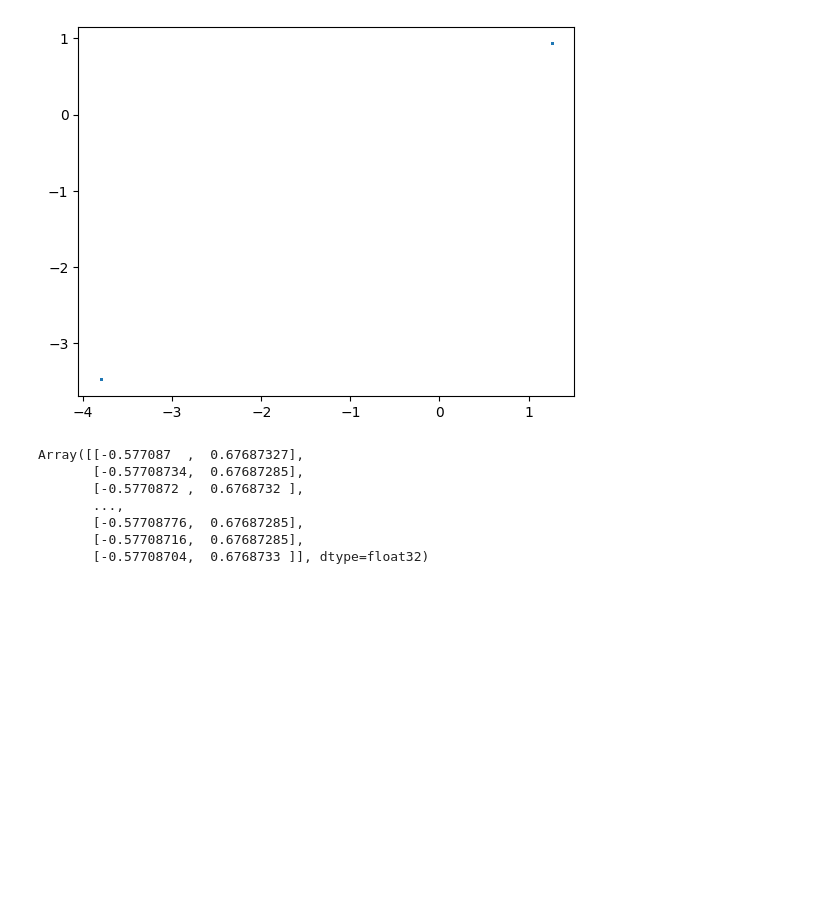
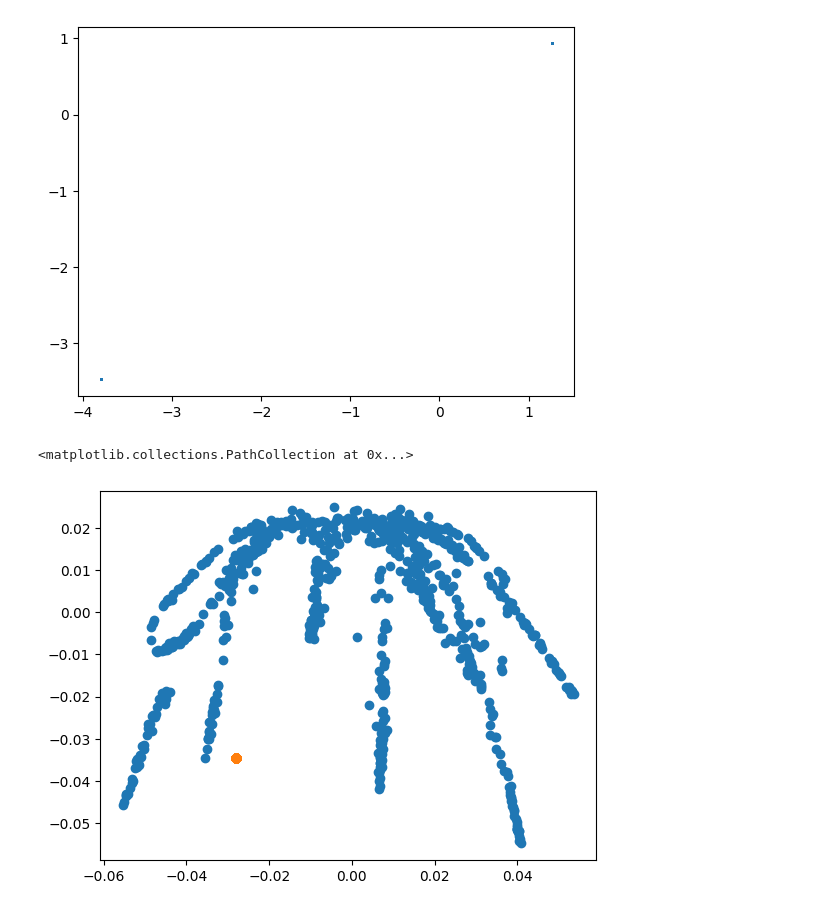
Before and after one commit to theo-long/uPHATE, a Jupyter notebook: notebooks/nn_surrogate.ipynb, the cells around one changed output. Cells and saved outputs as stored; diff of their text form; code cells hidden in the pictures; blank space fills up the shorter version.

```diff
--- a/notebooks/nn_surrogate.ipynb
+++ b/notebooks/nn_surrogate.ipynb
@@ -61,10 +68,12 @@ model = Transformer(X.shape[1], X_phate.shape[1], rngs=rngs, config=config)
 # %%
-model(jnp.array(X))
+emb_dir = "../embeddings/dla_11122025_122526/"
+l = jnp.load(emb_dir + "labels.npy")
+X = jnp.load(emb_dir + "X.npy")
+X_phate = jnp.load(emb_dir + "X_phate.npy")
+X_surrogate = jnp.load(emb_dir + "X_surrogate.npy")
-# %% [output]
-Array([[-0.577087  ,  0.67687327],
-       [-0.57708734,  0.67687285],
-       [-0.5770872 ,  0.6768732 ],
-       ...,
-       [-0.57708776,  0.67687285],
-       [-0.57708716,  0.67687285],
-       [-0.57708704,  0.6768733 ]], dtype=float32)
+# %%
+plt.scatter(*X_phate.T)
+plt.scatter(*X_surrogate.T)
+# %% [output]
+<matplotlib.collections.PathCollection at 0x...>
+[figure, added]
```
Also changed, not shown: parts of 2 cells of this notebook.
